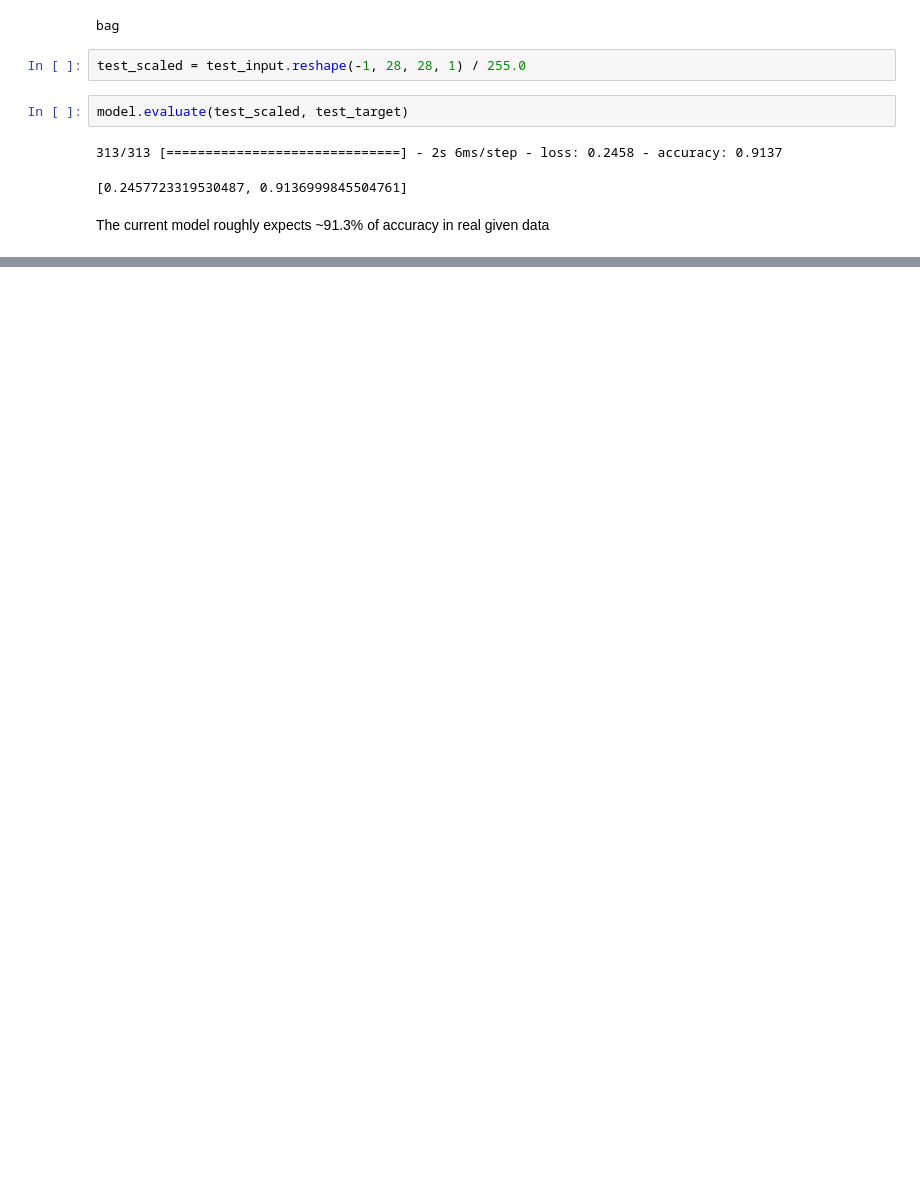
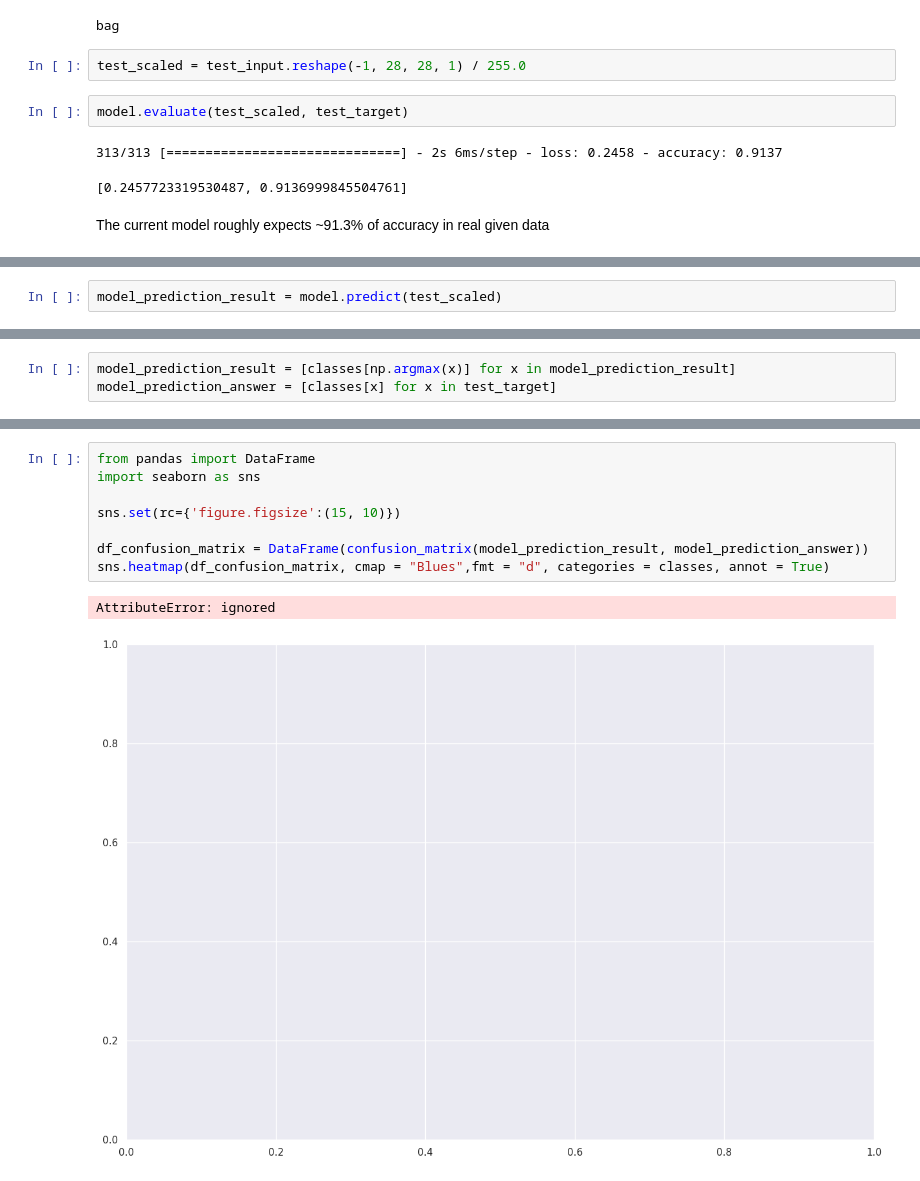
Before and after one commit to KnightChaser/ML-challenge, a Jupyter notebook: 08_convolutional_neural_network/convolutional_neural_network.ipynb, the cells around one changed output, grey strips where cells are left out. Saved outputs shown, nothing was run; the diff lists cells and outputs as text; blank space fills up the shorter version.

```diff
--- a/08_convolutional_neural_network/convolutional_neural_network.ipynb
+++ b/08_convolutional_neural_network/convolutional_neural_network.ipynb
@@ -188,0 +191,2 @@ The current model roughly expects ~91.3% of accuracy in real given data
+# %%
+model_prediction_result = model.predict(test_scaled)
@@ -188,0 +195,3 @@ The current model roughly expects ~91.3% of accuracy in real given data
+# %%
+model_prediction_result = [classes[np.argmax(x)] for x in model_prediction_result]
+model_prediction_answer = [classes[x] for x in test_target]
@@ -188,0 +221,11 @@ The current model roughly expects ~91.3% of accuracy in real given data
+# %%
+from pandas import DataFrame
+import seaborn as sns
+
+sns.set(rc={'figure.figsize':(15, 10)})
+
+df_confusion_matrix = DataFrame(confusion_matrix(model_prediction_result, model_prediction_answer))
+sns.heatmap(df_confusion_matrix, cmap = "Blues",fmt = "d", categories = classes, annot = True)
+# %% [output]
+AttributeError: ignored
+[figure, added]
```
Also changed, not shown: parts of 5 cells of this notebook.
